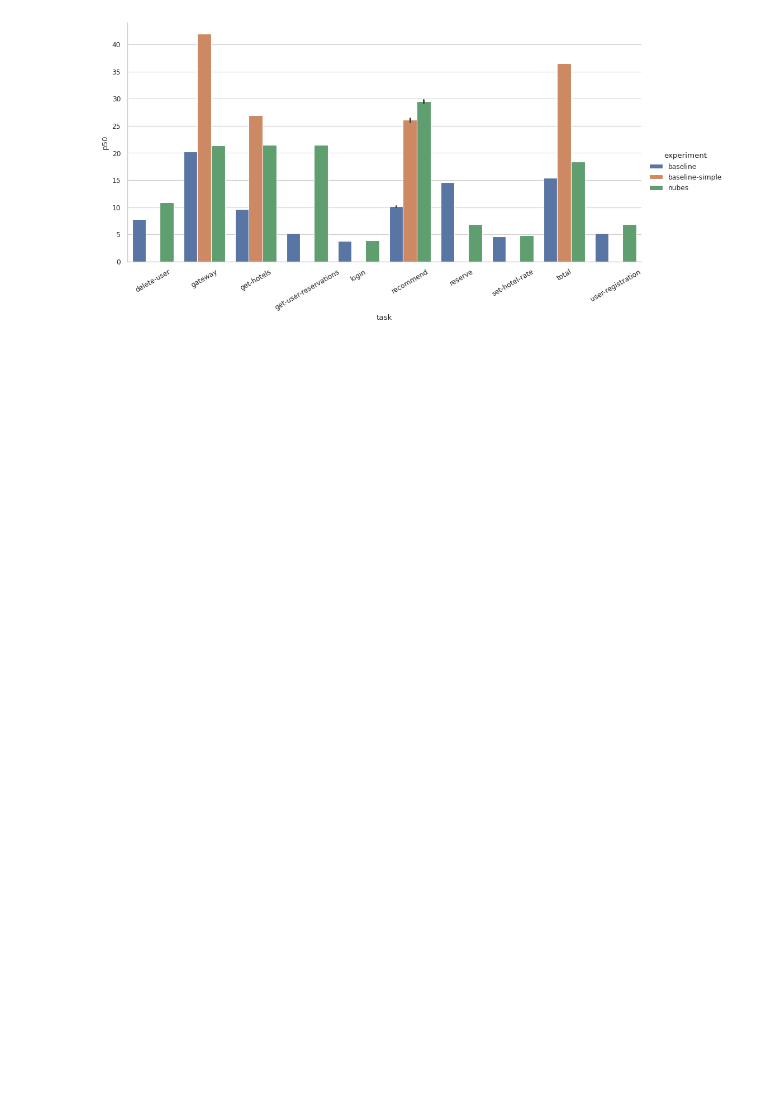
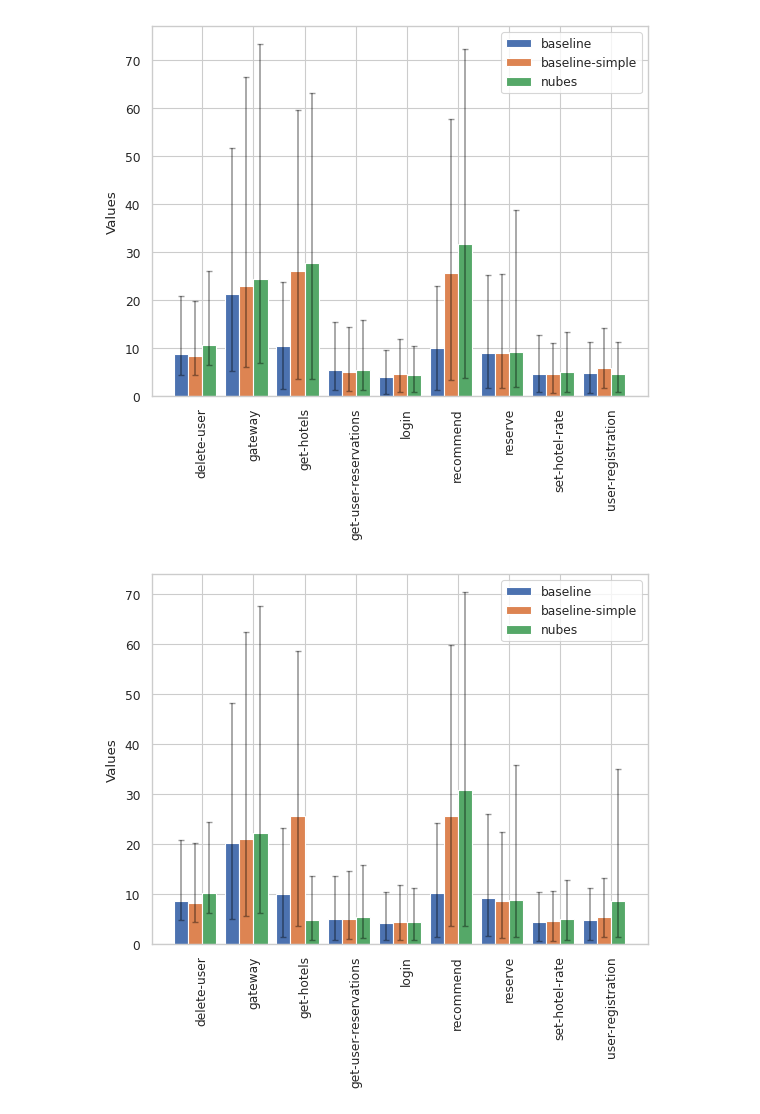
Before and after one commit to Astenna/Nubes, a Jupyter notebook: evaluation/scripts/plot.ipynb, the cells around one changed output. Drawn from its saved outputs; the diff is of its cells as text; code cells hidden in the pictures; blank space fills up the shorter version.

```diff
--- a/evaluation/scripts/plot.ipynb
+++ b/evaluation/scripts/plot.ipynb
@@ -70,9 +72,0 @@ plot_experiment(
-# %%
-plot_experiment(
-    config="medium*r100*",
-    experiment="*",
-    metric="duration",
-    statistic="p50",
-)
-# %% [output]
-[figure, removed]
@@ -78,0 +124,27 @@ plot_experiment(
+# %%
+plot_experiment(
+    config="small-r100-120s",
+    experiment="*",
+    metric="duration"
+)
+
+plot_experiment(
+    config="small-r1000-120s",
+    experiment="*",
+    metric="duration"
+)
+
+plot_experiment(
+    config="large-r100-120s",
+    experiment="*",
+    metric="duration"
+)
+
+plot_experiment(
+    config="large-r1000-120s",
+    experiment="*",
+    metric="duration"
+)
+# %% [output]
+[figure, added]
+[figure, added]
```
Also changed, not shown: parts of 7 cells of this notebook, 21 other files.
